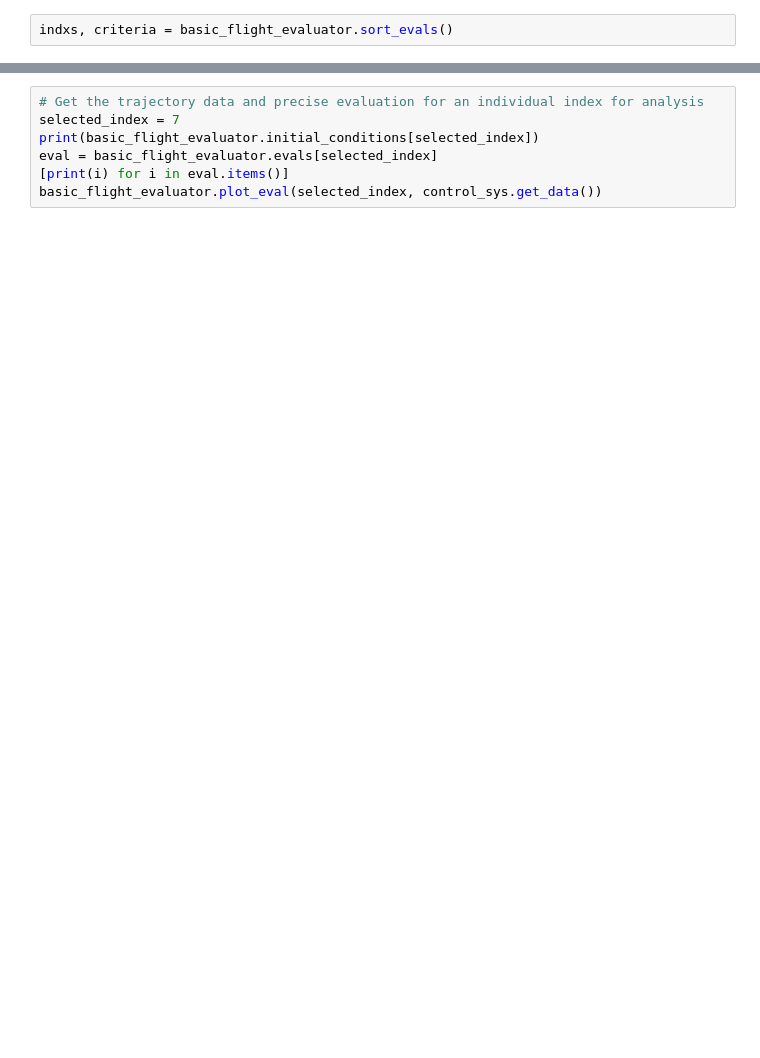
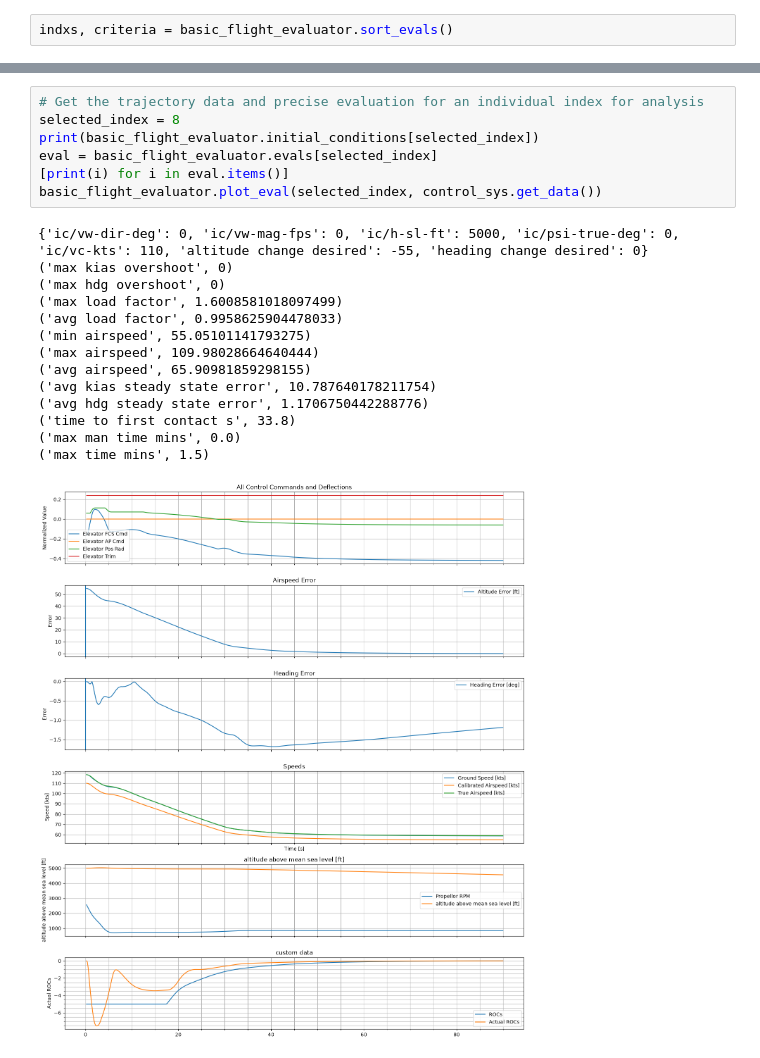
Before and after one commit to tejaDhulipala/ADM-World, a Jupyter notebook: control_system_evaluations/power_off_control_eval.ipynb, the cells around one changed output, grey strips where cells are left out. Saved outputs shown, nothing was run; the diff lists cells and outputs as text; blank space fills up the shorter version.

Commit message:
fixed error in outputting plots for power off flight evals

```diff
--- a/control_system_evaluations/power_off_control_eval.ipynb
+++ b/control_system_evaluations/power_off_control_eval.ipynb
@@ -45,10 +81,25 @@ for idx, c in enumerate(criteria):
 # %%
 # Get the trajectory data and precise evaluation for an individual index for analysis
-selected_index = 7
+selected_index = 8
 print(basic_flight_evaluator.initial_conditions[selected_index])
 eval = basic_flight_evaluator.evals[selected_index]
 [print(i) for i in eval.items()]
 basic_flight_evaluator.plot_eval(selected_index, control_sys.get_data())
+# %% [output]
+{'ic/vw-dir-deg': 0, 'ic/vw-mag-fps': 0, 'ic/h-sl-ft': 5000, 'ic/psi-true-deg': 0, 'ic/vc-kts': 110, 'altitude change desired': -55, 'heading change desired': 0}
+('max kias overshoot', 0)
+('max hdg overshoot', 0)
+('max load factor', 1.6008581018097499)
+('avg load factor', 0.9958625904478033)
+('min airspeed', 55.05101141793275)
+('max airspeed', 109.98028664640444)
+('avg airspeed', 65.90981859298155)
+('avg kias steady state error', 10.787640178211754)
+('avg hdg steady state error', 1.1706750442288776)
+('time to first contact s', 33.8)
+('max man time mins', 0.0)
+('max time mins', 1.5)
+[figure, added]
 # %%
 # Run a single simulation from initial conditions
 basic_flight_evaluator.run_single_eval([110], [65], HdgCase.HDG_HOLD, control_sys, aircraft=jsbgym.c172x, render_mode="flightgear")
```
Also changed, not shown: parts of 5 cells of this notebook, 4 other files.
